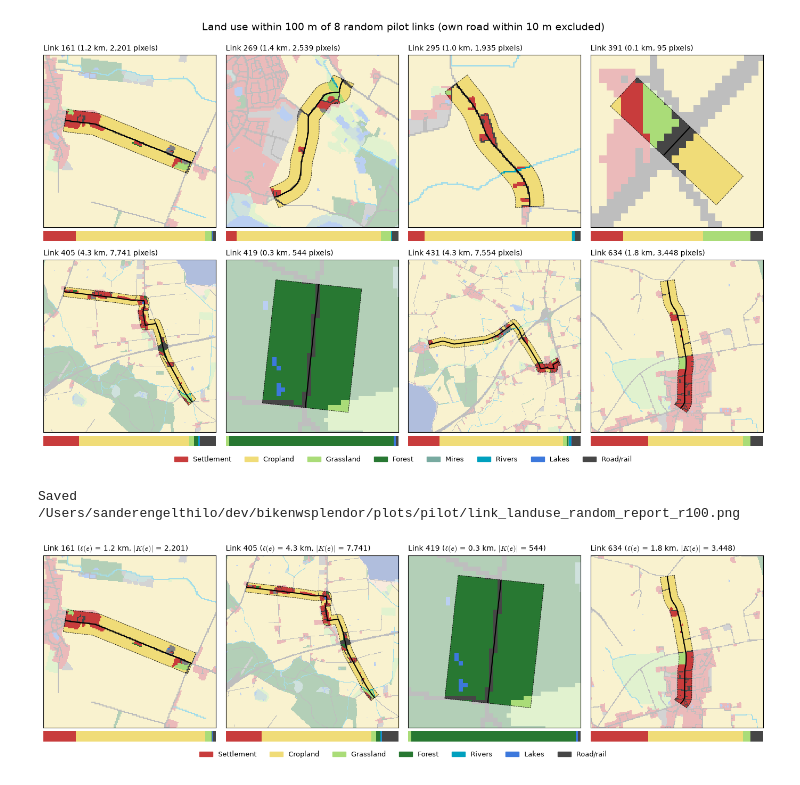
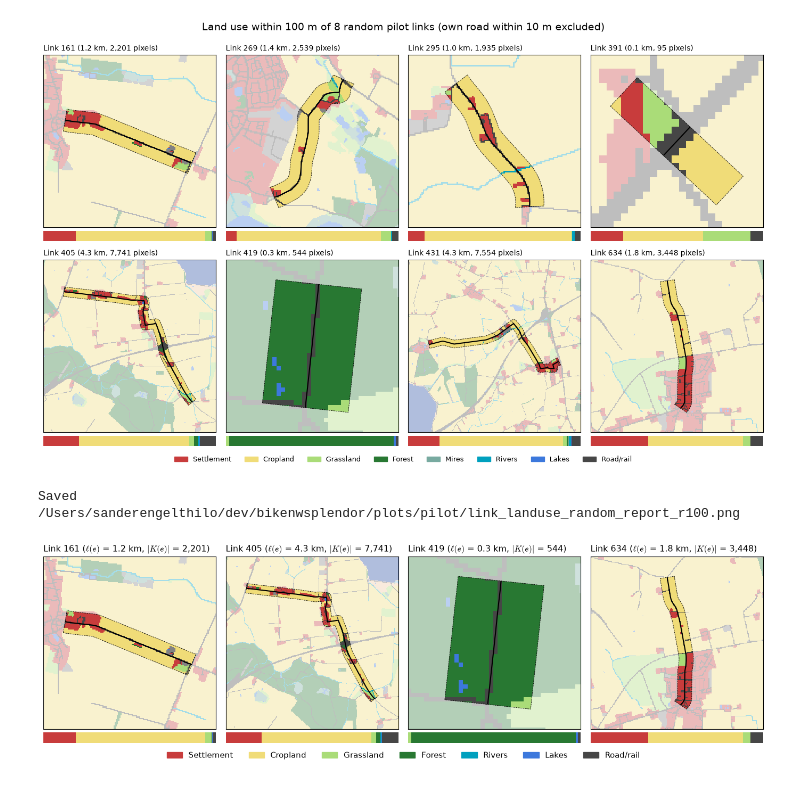
Before and after one commit to sanderengel/bikenwsplendor, a Jupyter notebook: notebooks/plotting/link_landuse_grids.ipynb, the cells around one changed output. Drawn from its saved outputs; the diff is of its cells as text; code cells hidden in the pictures.

Commit message:
chore(plotting): update report plot with larger fontsize

```diff
--- a/notebooks/plotting/link_landuse_grids.ipynb
+++ b/notebooks/plotting/link_landuse_grids.ipynb
@@ -70,20 +70,21 @@ Saved /Users/sanderengelthilo/dev/bikenwsplendor/plots/pilot/link_landuse_random
 # %%
 # Specifically for the report
 edge_ids = [161, 405, 419, 634]
 
 n_rows = 1
 n_links = n_rows * N_COLS
 
 detail = "random_report"
 out = landuse_plot_path(STUDY_AREA, LEVEL, CORRIDOR_RADIUS, detail)
 
 fig = plot_link_landuse_grid(
     edge_ids, edges, corridors, shares, raster, transform,
     n_cols=N_COLS,
-    symbol='e'
+    symbol='e',
+    fontsize=11.5
 )
 fig.savefig(ensure_parent(out), dpi=150)
 print(f"Saved {out}")
 # %% [output]
 Saved /Users/sanderengelthilo/dev/bikenwsplendor/plots/pilot/link_landuse_random_report_r100.png
-[figure, old version]
+[figure, new version]
```
